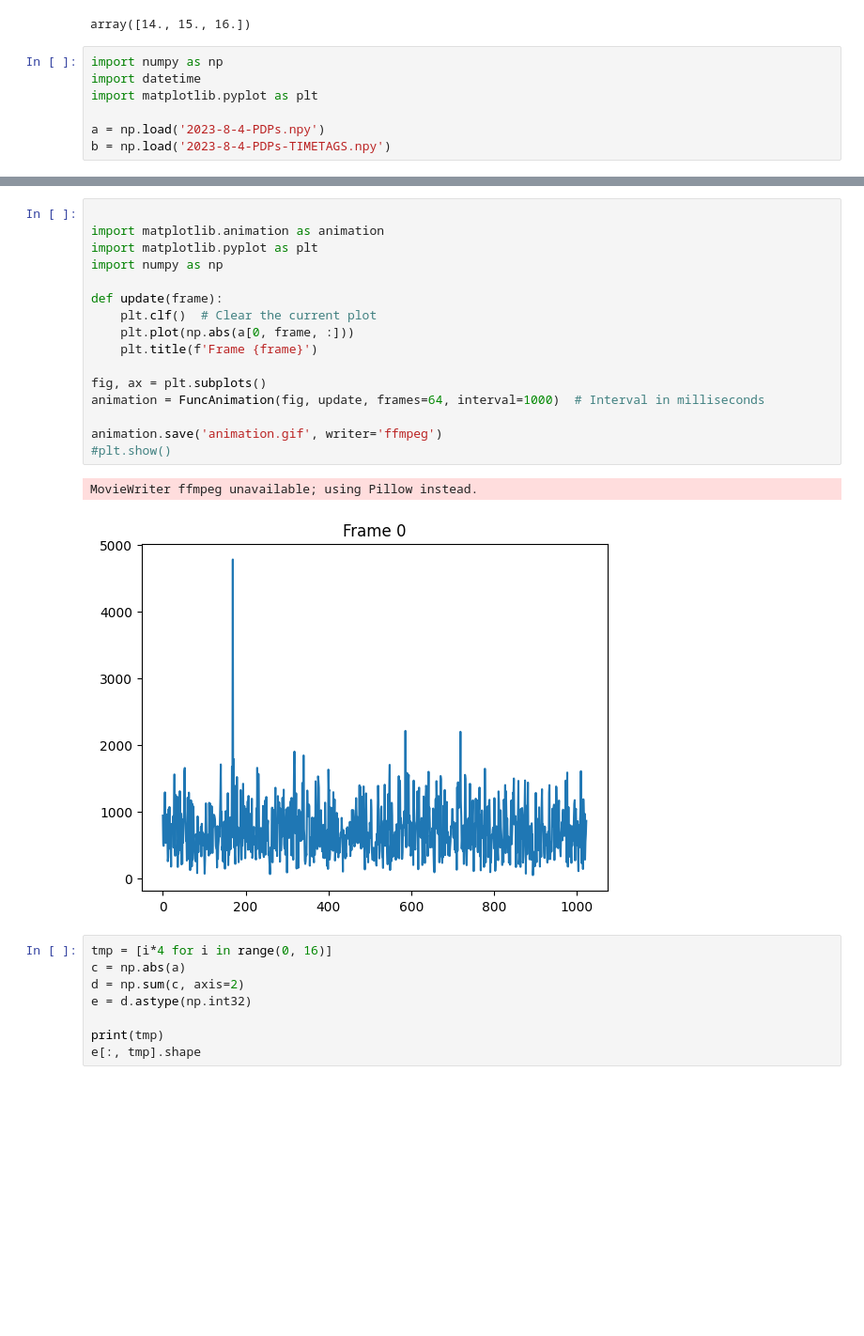
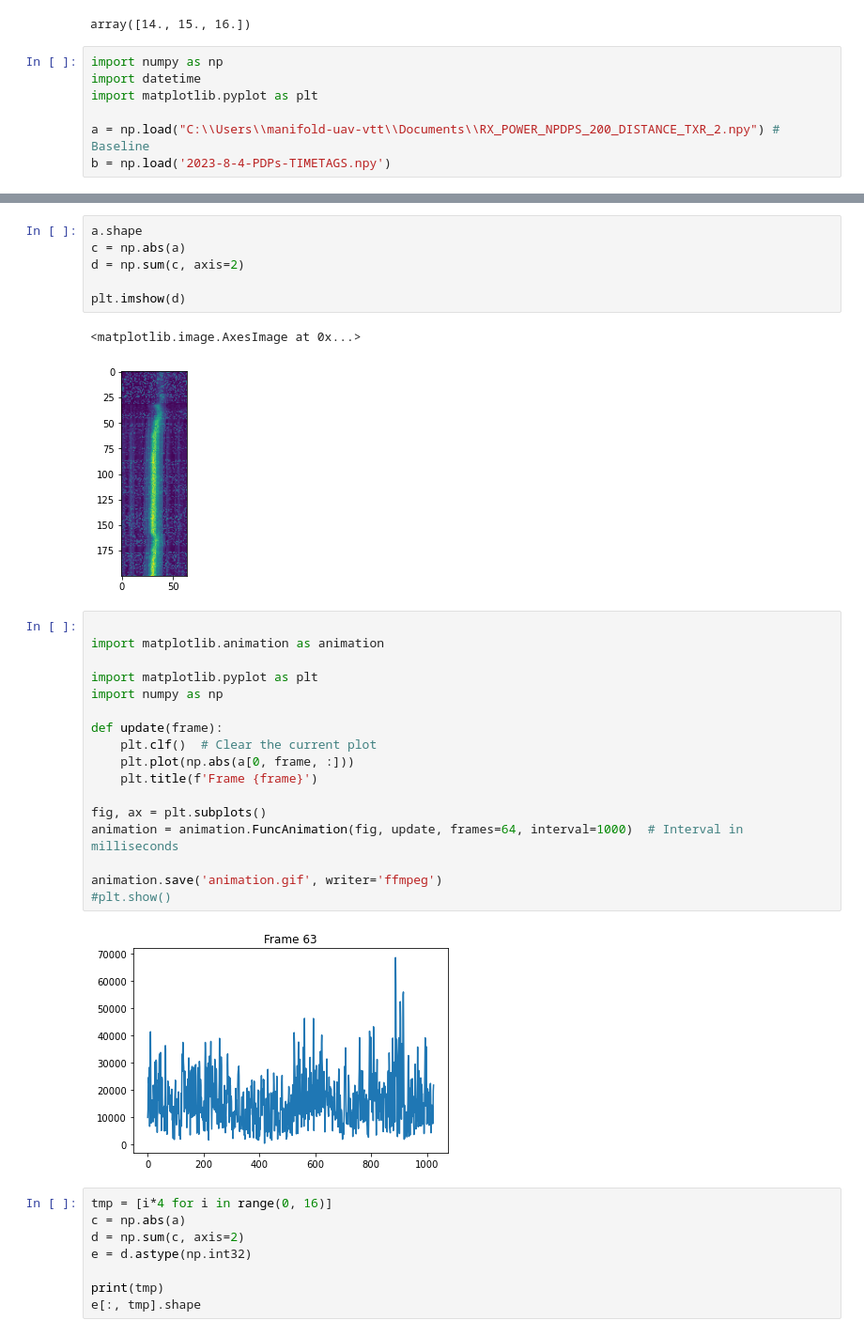
Before and after one commit to jvvtt/a2gMeasurements, a Jupyter notebook: notebook_for_tests.ipynb, the cells around one changed output, grey strips where cells are left out. Shown at 94% size. Cells and saved outputs as stored; diff of their text form; blank space fills up the shorter version.

```diff
--- a/notebook_for_tests.ipynb
+++ b/notebook_for_tests.ipynb
@@ -1185,5 +1185,5 @@ import numpy as np
 import datetime
 import matplotlib.pyplot as plt
 
-a = np.load('2023-8-4-PDPs.npy')
+a = np.load("C:\\Users\\manifold-uav-vtt\\Documents\\RX_POWER_NPDPS_200_DISTANCE_TXR_2.npy") # Baseline
 b = np.load('2023-8-4-PDPs-TIMETAGS.npy')
@@ -1190,22 +1194,31 @@ b = np.load('2023-8-4-PDPs-TIMETAGS.npy')
+# %%
+a.shape
+c = np.abs(a)
+d = np.sum(c, axis=2)
+
+plt.imshow(d)
+# %% [output]
+<matplotlib.image.AxesImage at 0x...>
+[figure, added]
 # %%
 
 import matplotlib.animation as animation
+
 import matplotlib.pyplot as plt
 import numpy as np
 
 def update(frame):
     plt.clf()  # Clear the current plot
     plt.plot(np.abs(a[0, frame, :]))
     plt.title(f'Frame {frame}')
 
 fig, ax = plt.subplots()
-animation = FuncAnimation(fig, update, frames=64, interval=1000)  # Interval in milliseconds
+animation = animation.FuncAnimation(fig, update, frames=64, interval=1000)  # Interval in milliseconds
 
 animation.save('animation.gif', writer='ffmpeg')
 #plt.show()
 # %% [output]
-MovieWriter ffmpeg unavailable; using Pillow instead.
-[figure, old version]
+[figure, new version]
 # %%
 tmp = [i*4 for i in range(0, 16)]
 c = np.abs(a)
```
Also changed, not shown: parts of 1 cell of this notebook, 5 other files.
